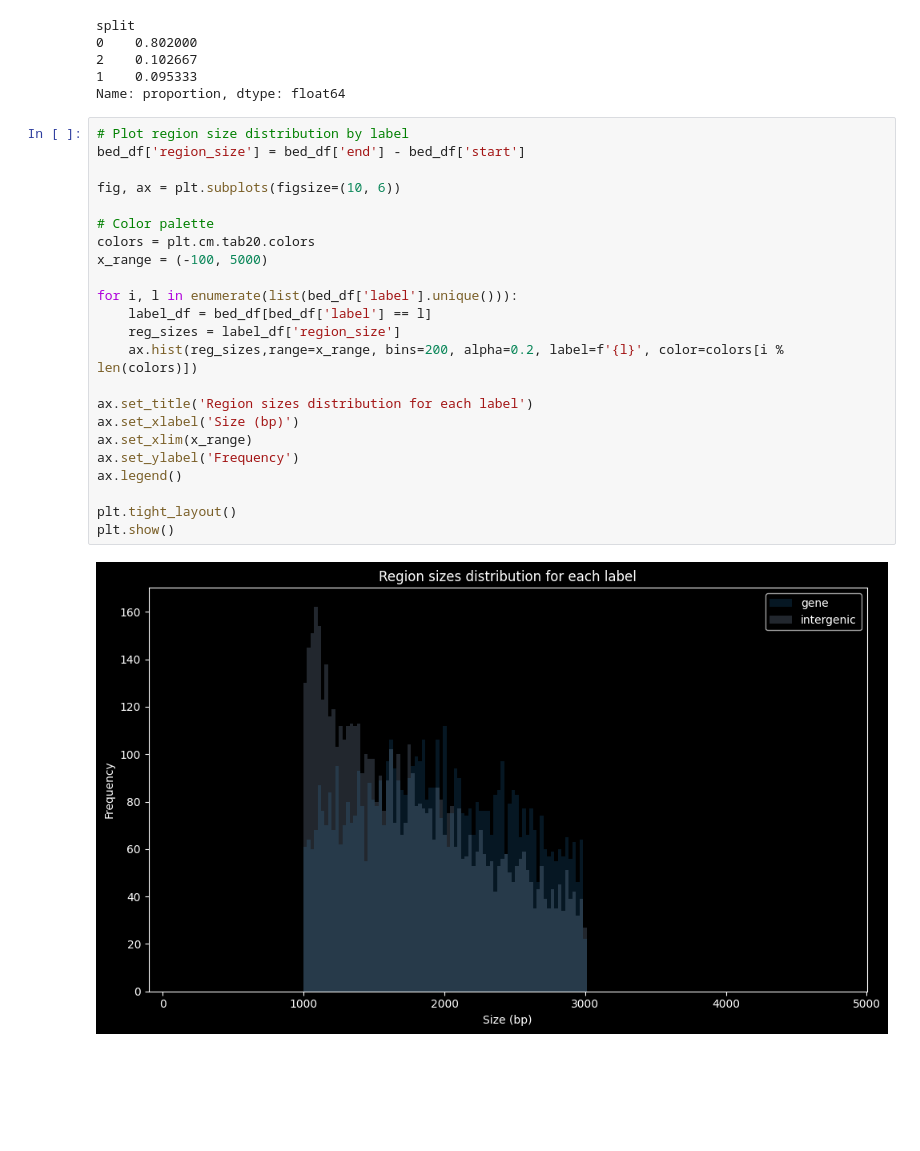
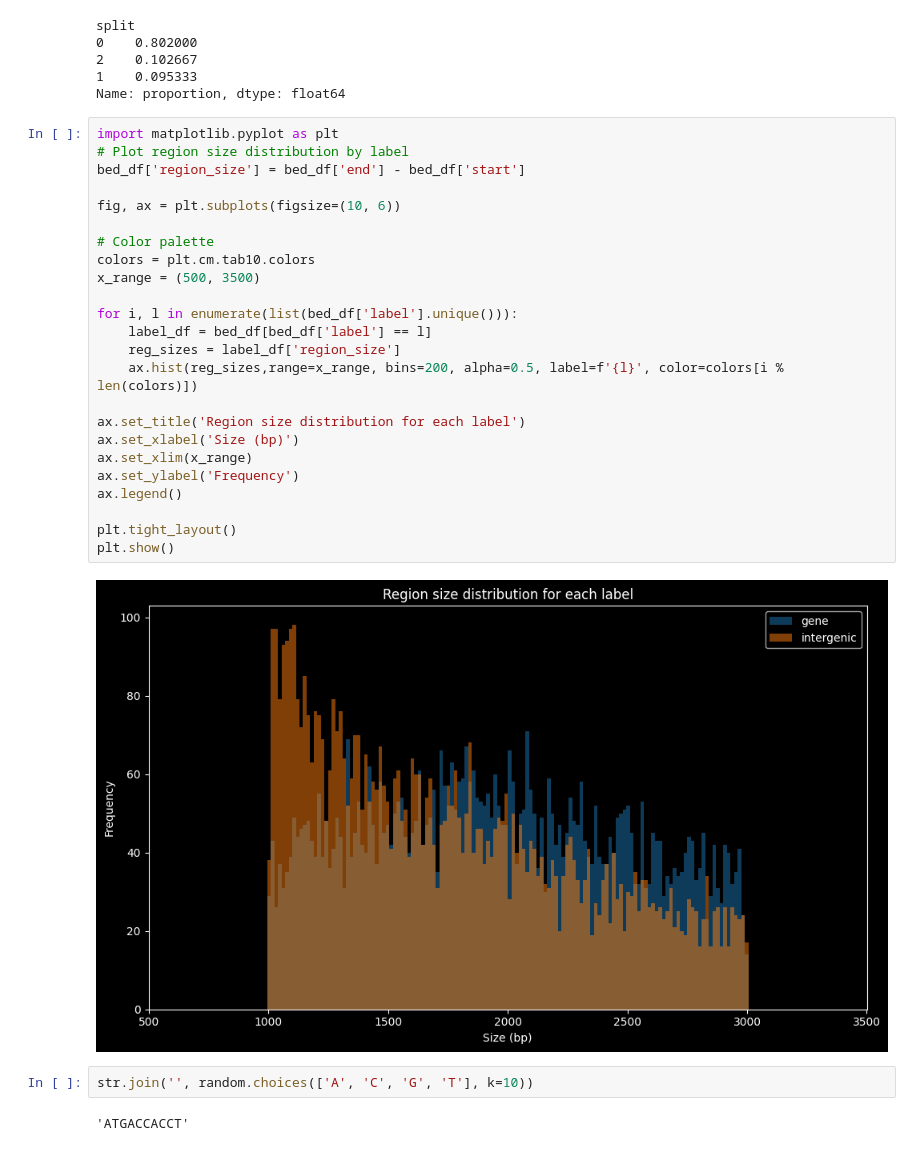
Before and after one commit to LeonardoAPP/hyena-dna, a Jupyter notebook: EDA_a.taliana.ipynb, the cells around one changed output. Saved outputs shown, nothing was run; the diff lists cells and outputs as text; blank space fills up the shorter version.

```diff
--- a/EDA_a.taliana.ipynb
+++ b/EDA_a.taliana.ipynb
@@ -663,27 +663,32 @@ split
 1    0.095333
 Name: proportion, dtype: float64
 # %%
+import matplotlib.pyplot as plt
 # Plot region size distribution by label
 bed_df['region_size'] = bed_df['end'] - bed_df['start']
 
 fig, ax = plt.subplots(figsize=(10, 6))
 
 # Color palette
-colors = plt.cm.tab20.colors
-x_range = (-100, 5000)
+colors = plt.cm.tab10.colors
+x_range = (500, 3500)
 
 for i, l in enumerate(list(bed_df['label'].unique())):
     label_df = bed_df[bed_df['label'] == l]
     reg_sizes = label_df['region_size']
-    ax.hist(reg_sizes,range=x_range, bins=200, alpha=0.2, label=f'{l}', color=colors[i % len(colors)])
+    ax.hist(reg_sizes,range=x_range, bins=200, alpha=0.5, label=f'{l}', color=colors[i % len(colors)])
 
-ax.set_title('Region sizes distribution for each label')
+ax.set_title('Region size distribution for each label')
 ax.set_xlabel('Size (bp)')
 ax.set_xlim(x_range)
 ax.set_ylabel('Frequency')
 ax.legend()
 
 plt.tight_layout()
 plt.show()
 # %% [output]
-[figure, old version]
+[figure, new version]
+# %%
+str.join('', random.choices(['A', 'C', 'G', 'T'], k=10))
+# %% [output]
+'ATGACCACCT'
```
Also changed, not shown: parts of 2 cells of this notebook, 19 other files.
